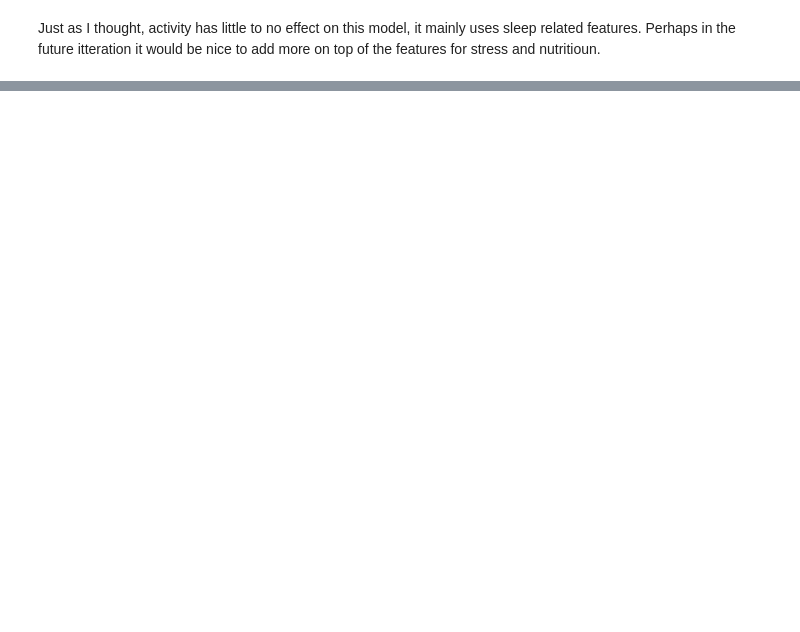
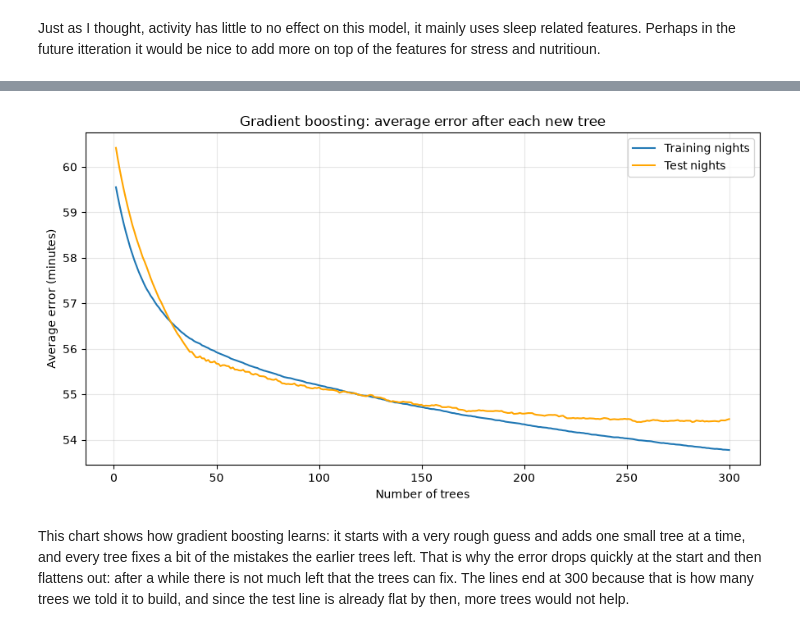
Before and after one commit to krasennnn/sleep-predictor, a Jupyter notebook: 01_explore_and_prepare_data.ipynb, the cells around one changed output, grey strips where cells are left out. Cells and saved outputs as stored; diff of their text form; code cells hidden in the pictures; blank space fills up the shorter version.

```diff
--- a/01_explore_and_prepare_data.ipynb
+++ b/01_explore_and_prepare_data.ipynb
@@ -1225,0 +1278,19 @@ Just as I thought, activity has little to no effect on this model, it mainly use
+# %%
+# Every new tree corrects some of the previous mistakes; track the average error after each tree.
+train_curve = [mean_absolute_error(target_train, p) for p in gradient_boosting.staged_predict(inputs_train)]
+test_curve = [mean_absolute_error(target_test, p) for p in gradient_boosting.staged_predict(inputs_test)]
+
+fig, ax = plt.subplots(figsize=(9, 5))
+ax.plot(range(1, len(train_curve) + 1), train_curve, label="Training nights")
+ax.plot(range(1, len(test_curve) + 1), test_curve, color="orange", label="Test nights")
+ax.set_title("Gradient boosting: average error after each new tree")
+ax.set_xlabel("Number of trees")
+ax.set_ylabel("Average error (minutes)")
+ax.legend()
+ax.grid(alpha=0.3)
+plt.tight_layout()
+plt.show()
+# %% [output]
+[figure, added]
+# %% [markdown]
+This chart shows how gradient boosting learns: it starts with a very rough guess and adds one small tree at a time, and every tree fixes a bit of the mistakes the earlier trees left. That is why the error drops quickly at the start and then flattens out: after a while there is not much left that the trees can fix. The lines end at 300 because that is how many trees we told it to build, and since the test line is already flat by then, more trees would not help.
```
Also changed, not shown: parts of 49 cells of this notebook, 2 other files.
